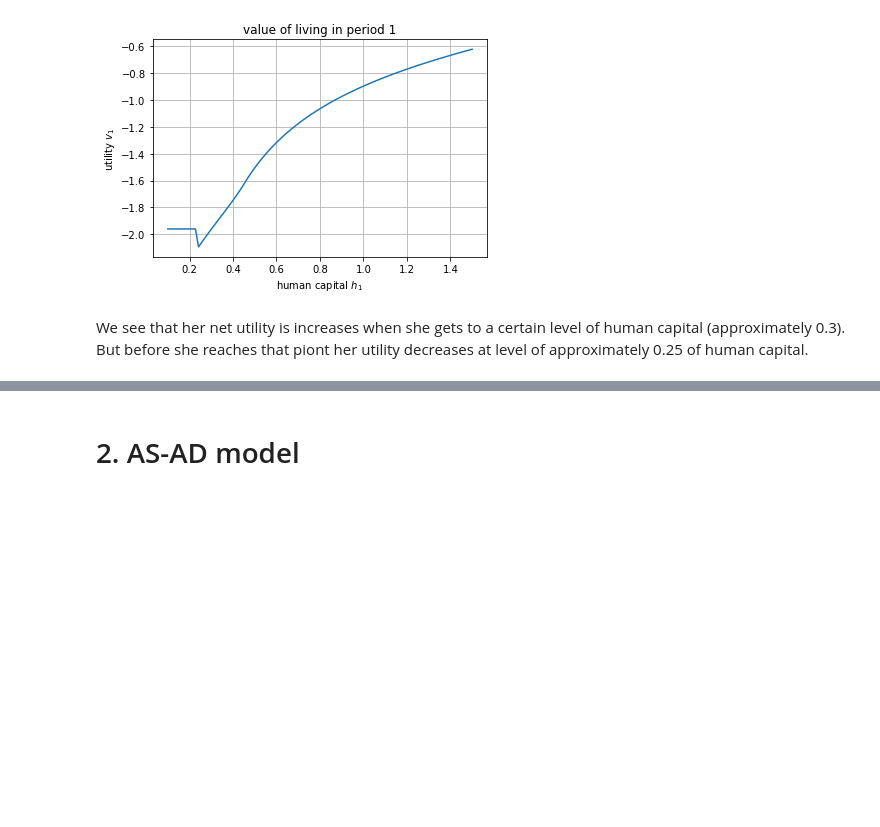
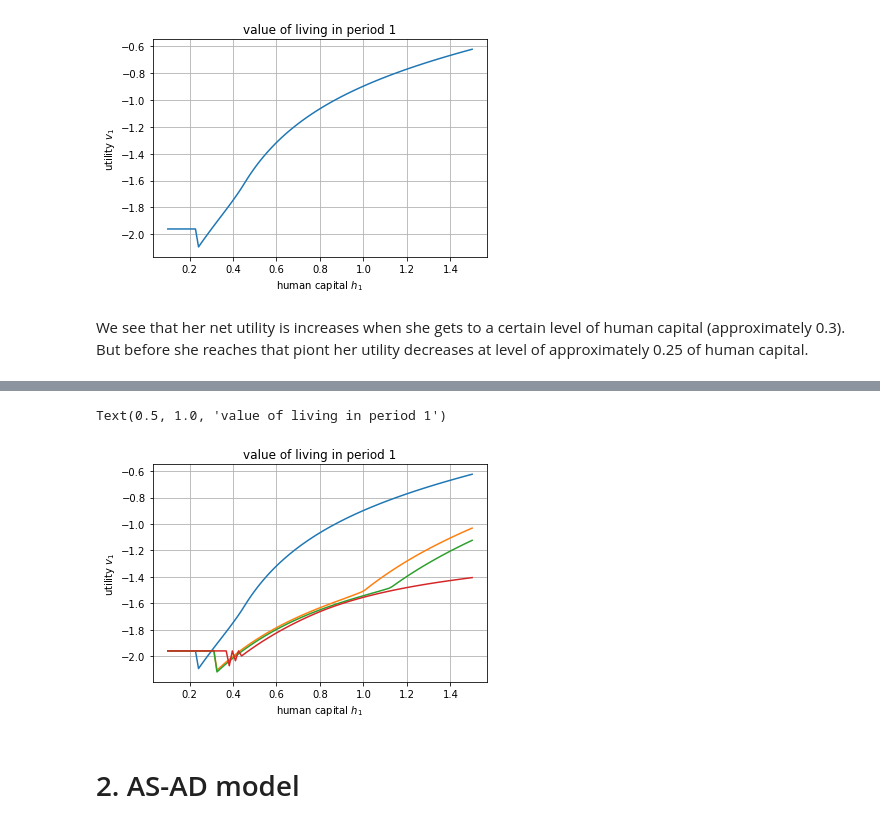
Before and after one commit to NumEconCopenhagen/projects-2019-tba, a Jupyter notebook: examproject/exam_2019.ipynb, the cells around one changed output, grey strips where cells are left out. Drawn from its saved outputs; the diff is of its cells as text; code cells hidden in the pictures; blank space fills up the shorter version.

```diff
--- a/examproject/exam_2019.ipynb
+++ b/examproject/exam_2019.ipynb
@@ -284,3 +354,17 @@ We see that her net utility is increases when she gets to a certain level of hum
+# %%
+fig = plt.figure()
+ax = fig.add_subplot(1,1,1)
+ax.plot(h1_vec,v1_vec)
+ax.plot(h1_vec1,v1_vec1)
+ax.plot(h1_vec2,v1_vec2)
+ax.plot(h1_vec3,v1_vec3)
+ax.grid()
+ax.set_xlabel('human capital $h_1$')
+ax.set_ylabel('utility $v_1$')
+ax.set_title('value of living in period 1')
+# %% [output]
+Text(0.5, 1.0, 'value of living in period 1')
+[figure, added]
 # %% [markdown]
 # 2. AS-AD model
 # %% [markdown]
```
Also changed, not shown: parts of 6 cells of this notebook.
